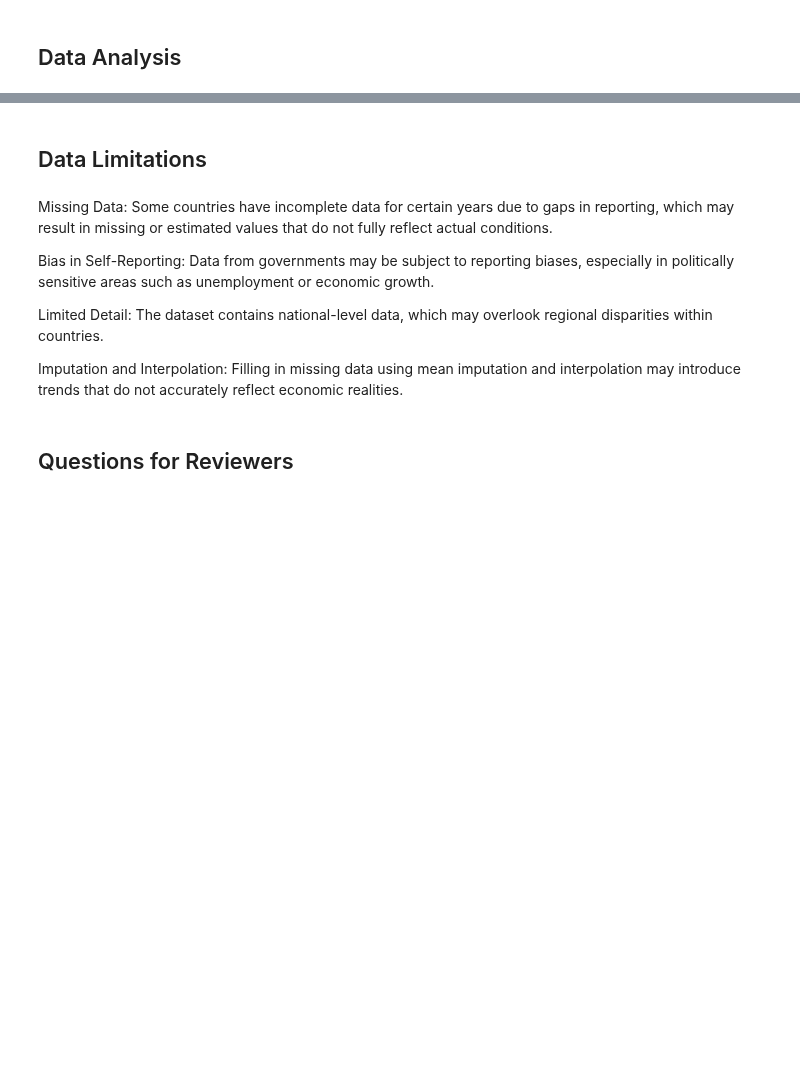
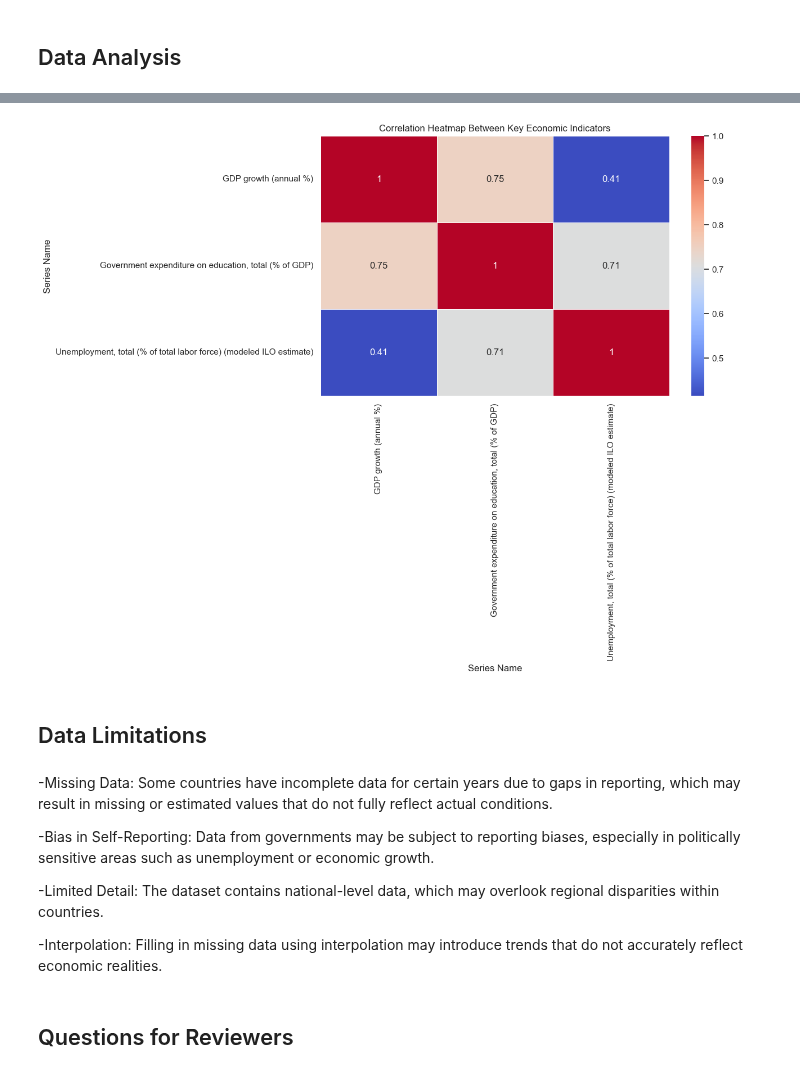
Before and after one commit to Matty67889/info-2950-project, a Jupyter notebook: income-analysis.ipynb, the cells around one changed output, grey strips where cells are left out. Drawn from its saved outputs; the diff is of its cells as text; code cells hidden in the pictures; blank space fills up the shorter version.

```diff
--- a/income-analysis.ipynb
+++ b/income-analysis.ipynb
@@ -136,13 +202,27 @@ Finally, a new column, country_type, was added to each dataset, labeling countri
+# %%
+corr_data = time_data_full[time_data_full['Series Name'].isin([
+    "Unemployment, total (% of total labor force) (modeled ILO estimate)",
+    "GDP growth (annual %)",
+    "Government expenditure on education, total (% of GDP)"
+])]
+corr_data_pivot = corr_data.pivot_table(index=['Country Name', 'Year', 'country_type'], columns='Series Name', values='Value')
+correlation_matrix = corr_data_pivot.corr()
+plt.figure(figsize=(10, 6))
+sns.heatmap(correlation_matrix, annot=True, cmap="coolwarm", linewidths=0.5)
+plt.title("Correlation Heatmap Between Key Economic Indicators")
+plt.show()
+# %% [output]
+[figure, added]
 # %% [markdown]
 ## Data Limitations
 # %% [markdown]
-Missing Data: Some countries have incomplete data for certain years due to gaps in reporting, which may result in missing or estimated values that do not fully reflect actual conditions.
+-Missing Data: Some countries have incomplete data for certain years due to gaps in reporting, which may result in missing or estimated values that do not fully reflect actual conditions.
 
-Bias in Self-Reporting: Data from governments may be subject to reporting biases, especially in politically sensitive areas such as unemployment or economic growth.
+-Bias in Self-Reporting: Data from governments may be subject to reporting biases, especially in politically sensitive areas such as unemployment or economic growth.
 
-Limited Detail: The dataset contains national-level data, which may overlook regional disparities within countries.
+-Limited Detail: The dataset contains national-level data, which may overlook regional disparities within countries.
 
-Imputation and Interpolation: Filling in missing data using mean imputation and interpolation may introduce trends that do not accurately reflect economic realities.
+-Interpolation: Filling in missing data using interpolation may introduce trends that do not accurately reflect economic realities.
 # %% [markdown]
 ## Questions for Reviewers
 # %% [markdown]
```
Also changed, not shown: parts of 11 cells of this notebook, 1 other file.
